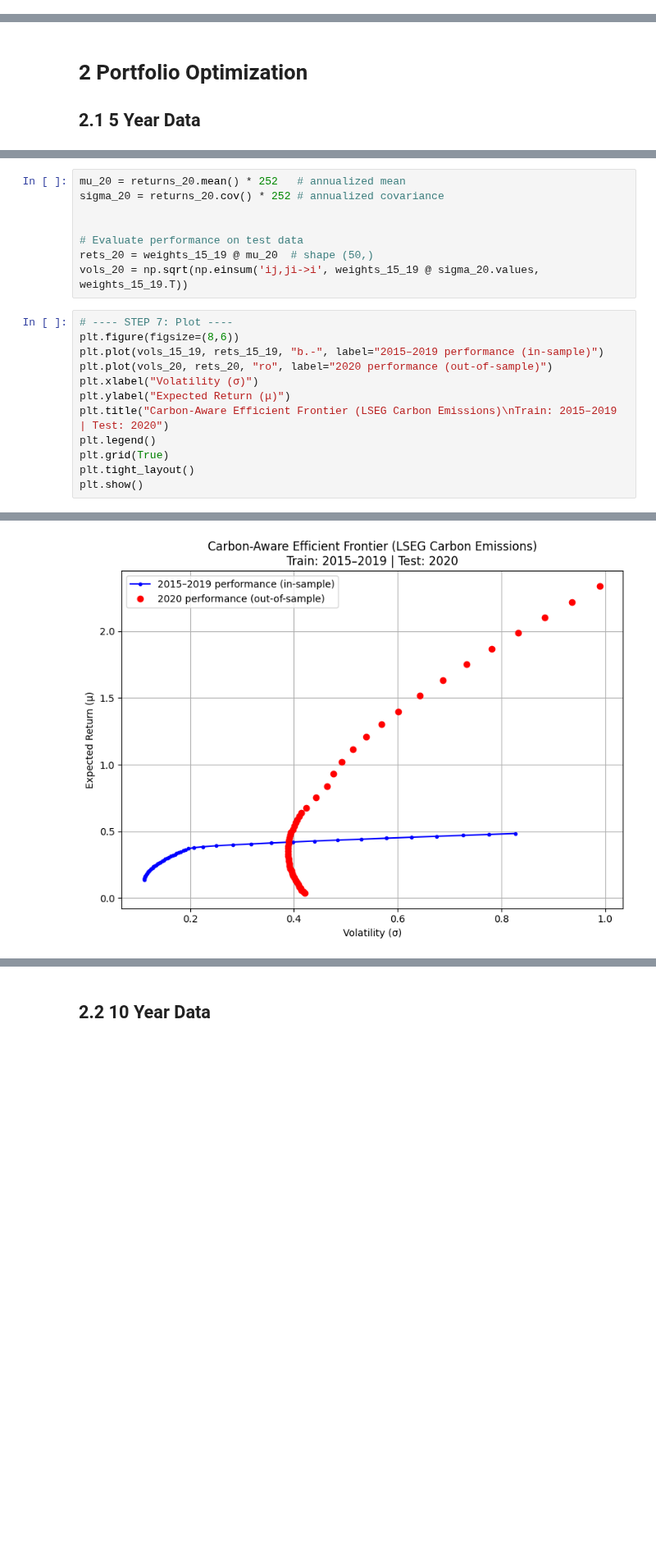
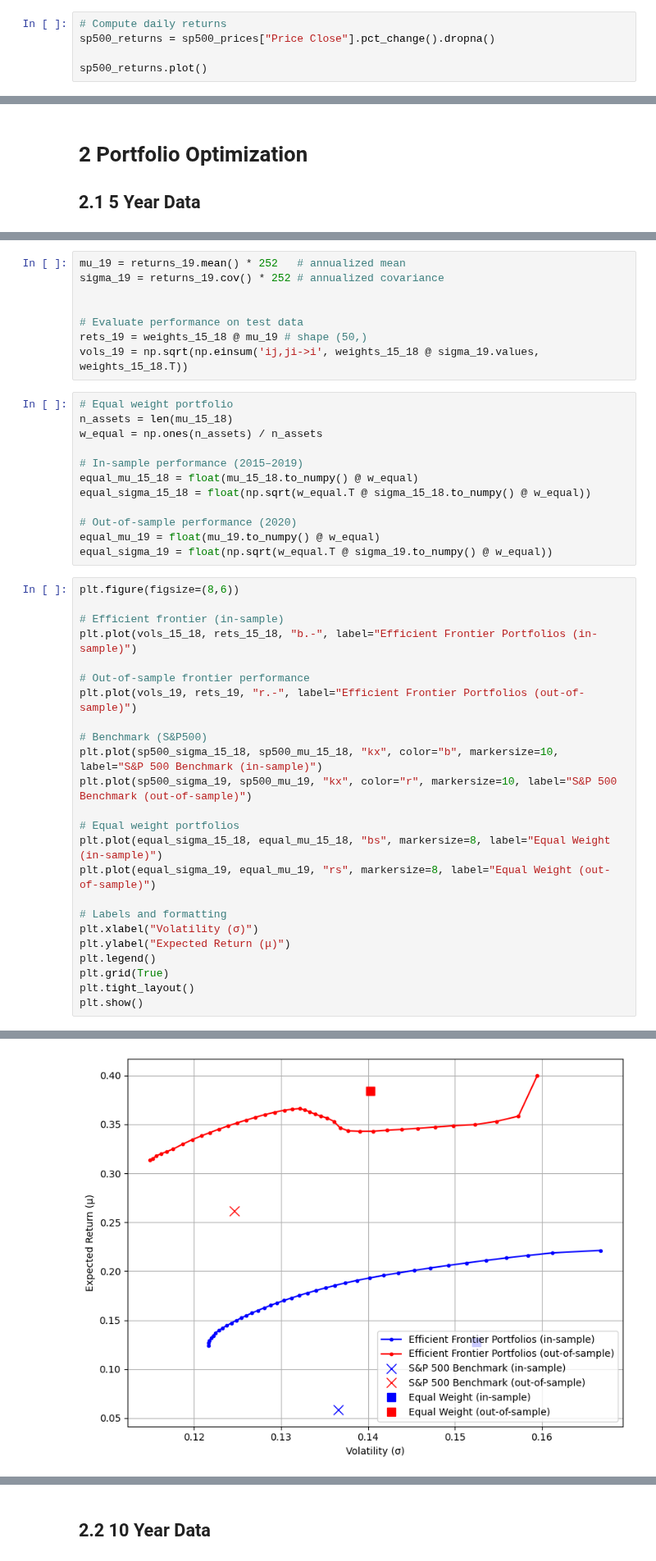
Before and after one commit to MSCA-DN-Digital-Finance/WP3_eXplainable_and_Fair_AI, a Jupyter notebook: IRP1/Code/green_finance_project/250821_portfolio_optimization.ipynb, the cells around one changed output, grey strips where cells are left out. Shown at 82% size. Drawn from its saved outputs; the diff is of its cells as text; blank space fills up the shorter version.

```diff
--- a/IRP1/Code/green_finance_project/250821_portfolio_optimization.ipynb
+++ b/IRP1/Code/green_finance_project/250821_portfolio_optimization.ipynb
@@ -125,0 +171,5 @@ Date                                                 ...
+# %%
+# Compute daily returns
+sp500_returns = sp500_prices["Price Close"].pct_change().dropna()
+
+sp500_returns.plot()
@@ -249,19 +343,43 @@ vols_15_19, rets_15_19, weights_15_19 = compute_efficient_frontier(mu_15_19, sig
 # %%
-mu_20 = returns_20.mean() * 252   # annualized mean
-sigma_20 = returns_20.cov() * 252 # annualized covariance
+mu_19 = returns_19.mean() * 252   # annualized mean
+sigma_19 = returns_19.cov() * 252 # annualized covariance
 
 
 # Evaluate performance on test data
-rets_20 = weights_15_19 @ mu_20  # shape (50,)
-vols_20 = np.sqrt(np.einsum('ij,ji->i', weights_15_19 @ sigma_20.values, weights_15_19.T))
+rets_19 = weights_15_18 @ mu_19 # shape (50,)
+vols_19 = np.sqrt(np.einsum('ij,ji->i', weights_15_18 @ sigma_19.values, weights_15_18.T))
+# %%
+# Equal weight portfolio
+n_assets = len(mu_15_18)
+w_equal = np.ones(n_assets) / n_assets
+
+# In-sample performance (2015–2019)
+equal_mu_15_18 = float(mu_15_18.to_numpy() @ w_equal)
+equal_sigma_15_18 = float(np.sqrt(w_equal.T @ sigma_15_18.to_numpy() @ w_equal))
+
+# Out-of-sample performance (2020)
+equal_mu_19 = float(mu_19.to_numpy() @ w_equal)
+equal_sigma_19 = float(np.sqrt(w_equal.T @ sigma_19.to_numpy() @ w_equal))
 # %%
-# ---- STEP 7: Plot ----
 plt.figure(figsize=(8,6))
-plt.plot(vols_15_19, rets_15_19, "b.-", label="2015–2019 performance (in-sample)")
-plt.plot(vols_20, rets_20, "ro", label="2020 performance (out-of-sample)")
+
+# Efficient frontier (in-sample)
+plt.plot(vols_15_18, rets_15_18, "b.-", label="Efficient Frontier Portfolios (in-sample)")
+
+# Out-of-sample frontier performance
+plt.plot(vols_19, rets_19, "r.-", label="Efficient Frontier Portfolios (out-of-sample)")
+
+# Benchmark (S&P500)
+plt.plot(sp500_sigma_15_18, sp500_mu_15_18, "kx", color="b", markersize=10, label="S&P 500 Benchmark (in-sample)")
+plt.plot(sp500_sigma_19, sp500_mu_19, "kx", color="r", markersize=10, label="S&P 500 Benchmark (out-of-sample)")
+
+# Equal weight portfolios
+plt.plot(equal_sigma_15_18, equal_mu_15_18, "bs", markersize=8, label="Equal Weight (in-sample)")
+plt.plot(equal_sigma_19, equal_mu_19, "rs", markersize=8, label="Equal Weight (out-of-sample)")
+
+# Labels and formatting
 plt.xlabel("Volatility (σ)")
 plt.ylabel("Expected Return (μ)")
-plt.title("Carbon-Aware Efficient Frontier (LSEG Carbon Emissions)\nTrain: 2015–2019 | Test: 2020")
 plt.legend()
 plt.grid(True)
 plt.tight_layout()
@@ -270 +390 @@ plt.show()
-[figure, old version]
+[figure, new version]
```
Also changed, not shown: parts of 26 cells of this notebook, 2 other files.
